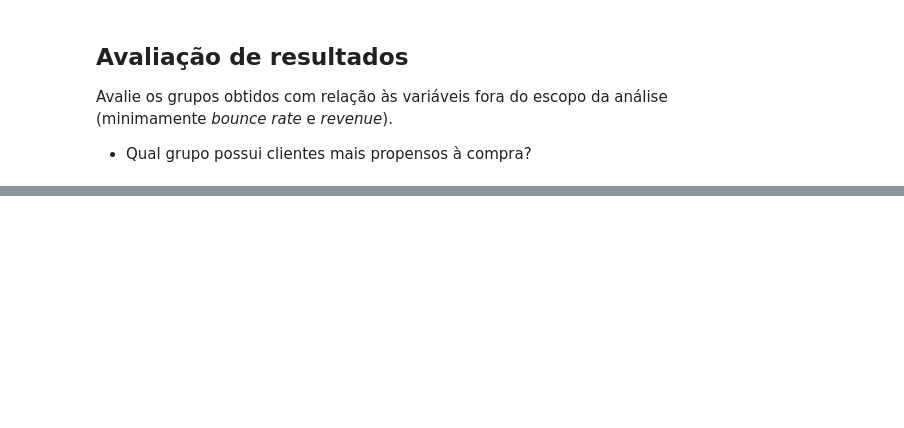
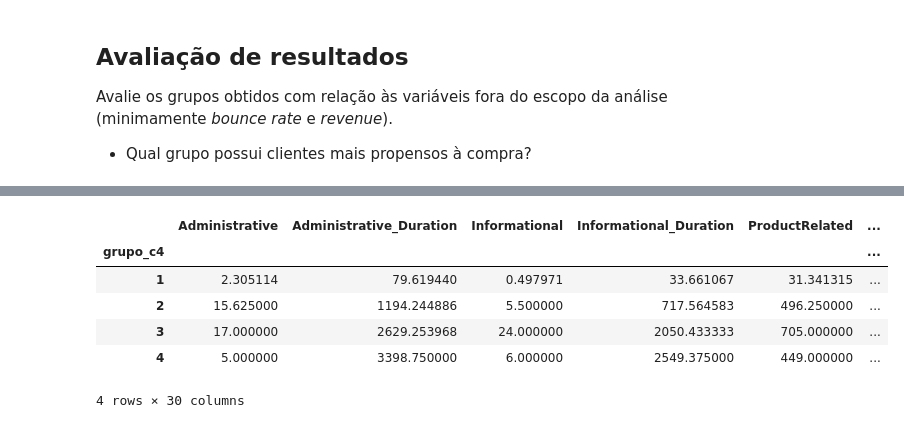
Before and after one commit to njuliacsouza/_projetosEBAC, a Jupyter notebook: Atividade_Curso-Ciencia_de_Dados/Atividade_Modulo_30/mod30_tarefa02.ipynb, the cells around one changed output, grey strips where cells are left out. Cells and saved outputs as stored; diff of their text form; code cells hidden in the pictures; blank space fills up the shorter version.

```diff
--- a/Atividade_Curso-Ciencia_de_Dados/Atividade_Modulo_30/mod30_tarefa02.ipynb
+++ b/Atividade_Curso-Ciencia_de_Dados/Atividade_Modulo_30/mod30_tarefa02.ipynb
@@ -244,5 +248,5 @@ Faça uma análise descritiva para pelo menos duas soluções de agrupamentos (d
 - Se puder, sugira nomes para os grupos.
 # %%
 # 3 grupos
-df_2['grupo'] = fcluster(Z, 3, criterion='maxclust')
-df_2.grupo.value_counts()
+df_3['grupo_c3'] = fcluster(Z, 3, criterion='maxclust')
+df_3.grupo_c3.value_counts()
@@ -249,4 +258,4 @@ df_2.grupo.value_counts()
 # %%
 # 4 grupos
-df_2['grupo'] = fcluster(Z, 4, criterion='maxclust')
-df_2.grupo.value_counts()
+df_3['grupo_c4'] = fcluster(Z, 4, criterion='maxclust')
+df_3.grupo_c4.value_counts()
@@ -257,0 +282,10 @@ Avalie os grupos obtidos com relação às variáveis fora do escopo da análise
+# %%
+df_3.groupby("grupo_c4").mean()
+# %% [output]
+|  | Administrative | Administrative_Duration | Informational | Informational_Duration | ProductRelated | ... |
+| grupo_c4 |  |  |  |  |  | ... |
+| 1 | 2.305114 | 79.619440 | 0.497971 | 33.661067 | 31.341315 | ... |
+| 2 | 15.625000 | 1194.244886 | 5.500000 | 717.564583 | 496.250000 | ... |
+| 3 | 17.000000 | 2629.253968 | 24.000000 | 2050.433333 | 705.000000 | ... |
+| 4 | 5.000000 | 3398.750000 | 6.000000 | 2549.375000 | 449.000000 | ... |
+4 rows × 30 columns
```
Also changed, not shown: parts of 6 cells of this notebook.
